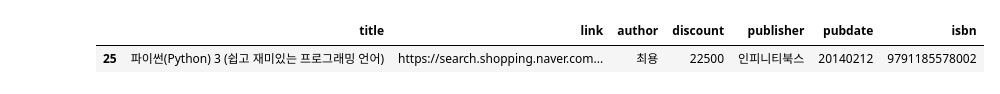
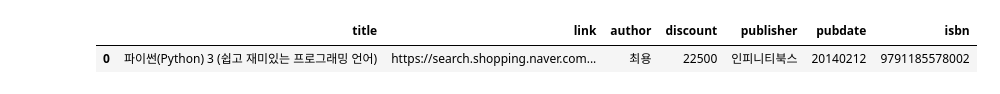
Before and after one commit to kbs0621/Python_WebScraping_Analysis, a Jupyter notebook: python 웹스크래핑 연습문제/05_naver_booksearch_API.ipynb, the cells around one changed output. Saved outputs shown, nothing was run; the diff lists cells and outputs as text; code cells hidden in the pictures.

Commit message:
05_naver_booksearch_API update

```diff
--- a/python 웹스크래핑 연습문제/05_naver_booksearch_API.ipynb
+++ b/python 웹스크래핑 연습문제/05_naver_booksearch_API.ipynb
@@ -119,7 +108,8 @@ df.loc[df['discount'] > 20000, ['title','author','discount','publisher','pubdate
 # %%
-#질문 : 검색어로 찾은 책 목록 중에서 특정 출판사인 책만 출력하기
-
-df.loc[df['publisher'] == '인피니티북스', df.columns.drop(['image','description'])]
+# 질문 : 검색어로 찾은 책 목록 중에서 특정 출판사인 책만 출력하기
+# image, description 칼럼을 제외한 모든 칼럼 출력하기, index는 초기화
+df.loc[df['publisher'] == '인피니티북스', df.columns.drop(['image','description'])]\
+.reset_index(drop=True)
 # %% [output]
 |  | title | link | author | discount | publisher | pubdate | isbn |
-| 25 | 파이썬(Python) 3 (쉽고 재미있는 프로그래밍 언어) | https://search.shopping.naver.com... | 최용 | 22500 | 인피니티북스 | 20140212 | 9791185578002 |
+| 0 | 파이썬(Python) 3 (쉽고 재미있는 프로그래밍 언어) | https://search.shopping.naver.com... | 최용 | 22500 | 인피니티북스 | 20140212 | 9791185578002 |
```
Also changed, not shown: parts of 3 cells of this notebook.
